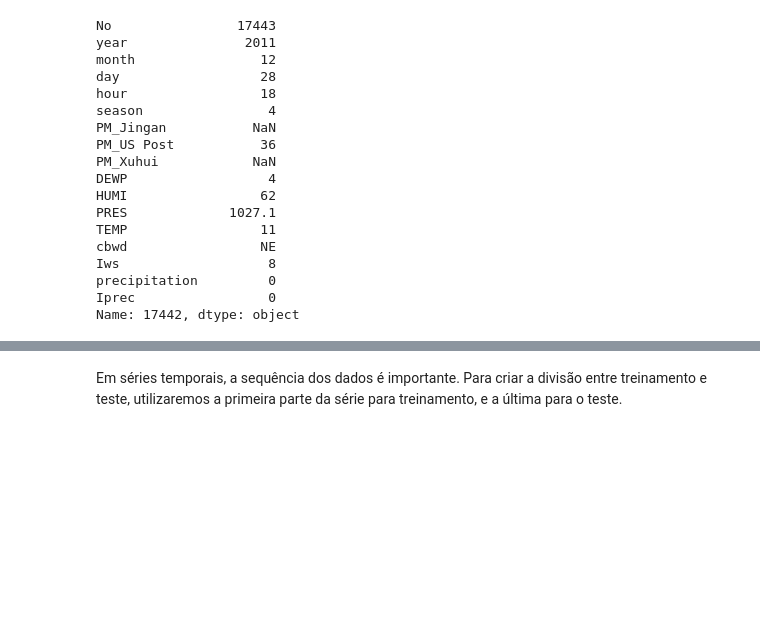
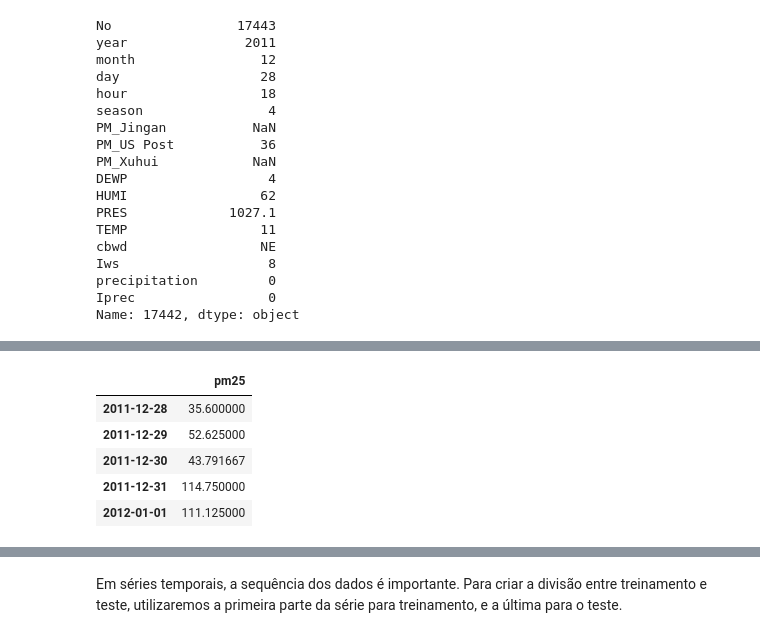
Before and after one commit to Le4o/topicos-avancados-ic, a Jupyter notebook: Séries_Temporais.ipynb, the cells around one changed output, grey strips where cells are left out. Drawn from its saved outputs; the diff is of its cells as text; code cells hidden in the pictures; blank space fills up the shorter version.

```diff
--- a/Séries_Temporais.ipynb
+++ b/Séries_Temporais.ipynb
@@ -165 +164,11 @@ df.head()
+# %%
+data = df[["pm25"]]
+data.head()
+# %% [output]
+|  | pm25 |
+| 2011-12-28 | 35.600000 |
+| 2011-12-29 | 52.625000 |
+| 2011-12-30 | 43.791667 |
+| 2011-12-31 | 114.750000 |
+| 2012-01-01 | 111.125000 |
 # %% [markdown]
```
Also changed, not shown: parts of 18 cells of this notebook.
